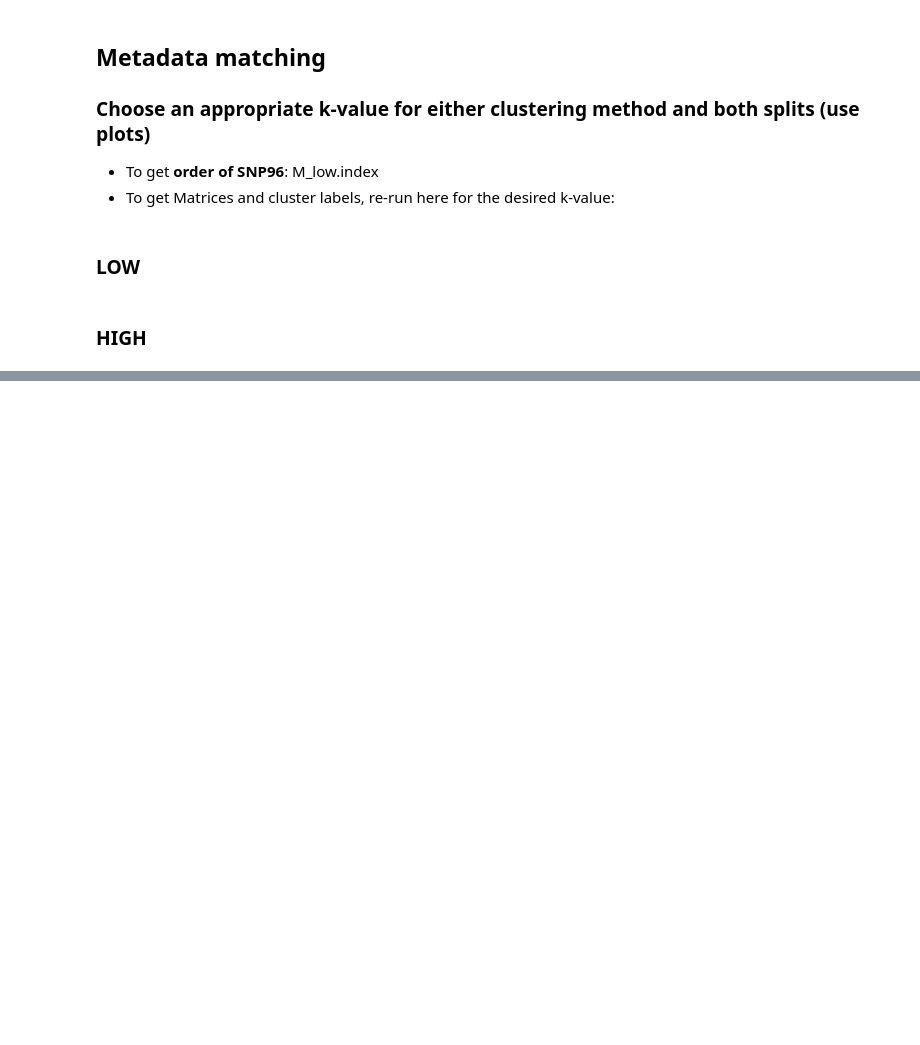
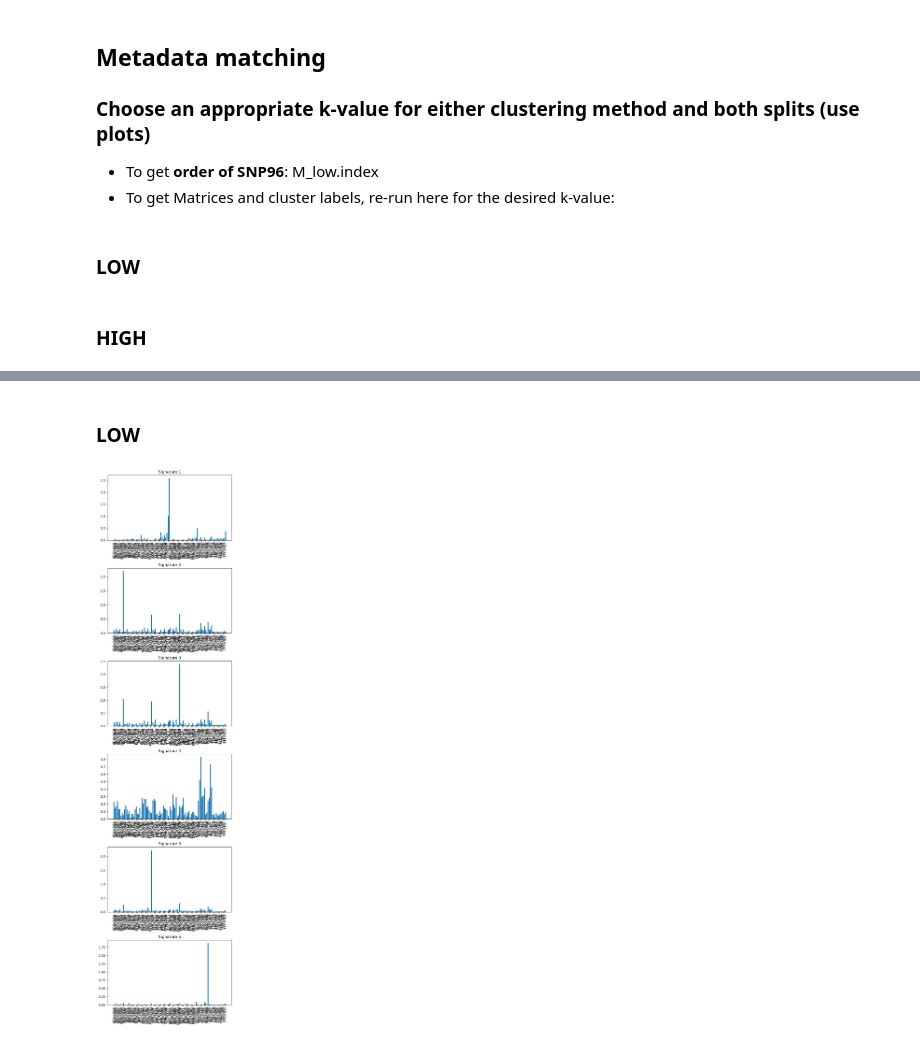
Before and after one commit to anl078/ECE204Repo, a Jupyter notebook: project3/proj3_SF.ipynb, the cells around one changed output, grey strips where cells are left out. Saved outputs shown, nothing was run; the diff lists cells and outputs as text; code cells hidden in the pictures; blank space fills up the shorter version.

```diff
--- a/project3/proj3_SF.ipynb
+++ b/project3/proj3_SF.ipynb
@@ -780,0 +914,23 @@ A_low = solve_activities(np.asarray(M_high), S_high)
+# %% [markdown]
+### LOW
+# %%
+# S_low_plot = S_low.T
+# plt.figure(figsize=(18, 4))
+# for i, row in enumerate(S_low_plot):
+#     plt.subplot(1, S_low_plot.shape[0], i + 1)
+#     plt.bar(range(len(row)), row)
+#     plt.title(f'Signature {i+1}')
+#     plt.xticks(range(len(row)), M_low.index, rotation=90)
+#     plt.tight_layout()
+
+# Vertical for viewing
+S_low_plot = S_low.T
+plt.figure(figsize=(6, 4 * S_low_plot.shape[0]))  # Adjust height dynamically
+for i, row in enumerate(S_low_plot):
+    plt.subplot(S_low_plot.shape[0], 1, i + 1)  # vertical stack
+    plt.bar(range(len(row)), row)
+    plt.title(f'Signature {i+1}')
+    plt.xticks(range(len(row)), M_low.index, rotation=90)
+plt.tight_layout()
+# %% [output]
+[figure, added]
```
Also changed, not shown: parts of 8 cells of this notebook.
